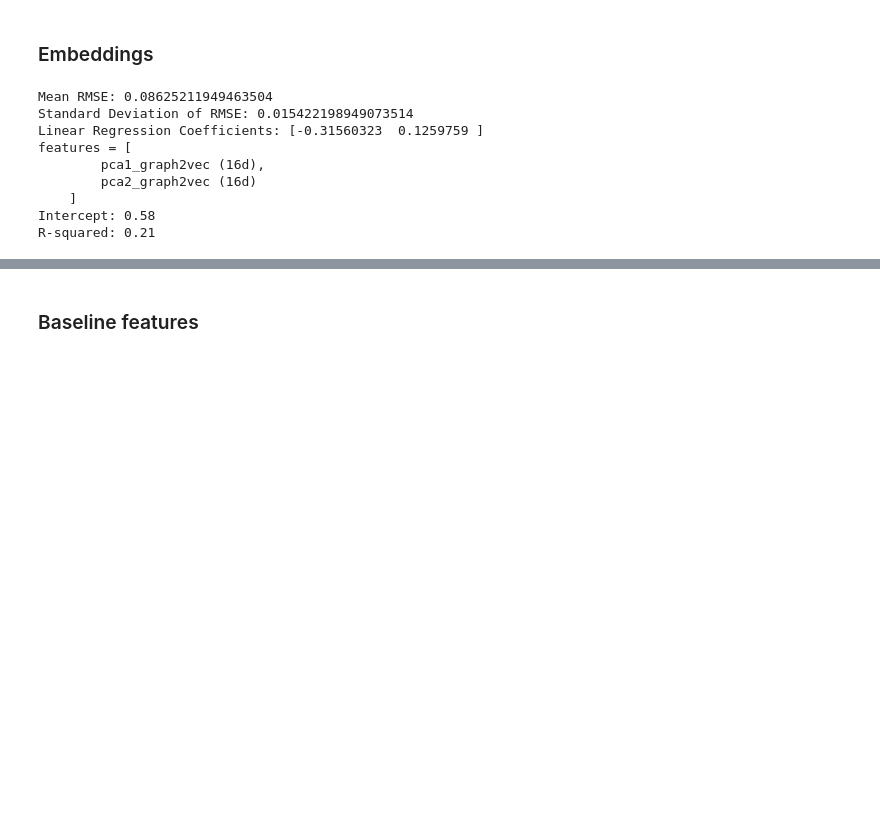
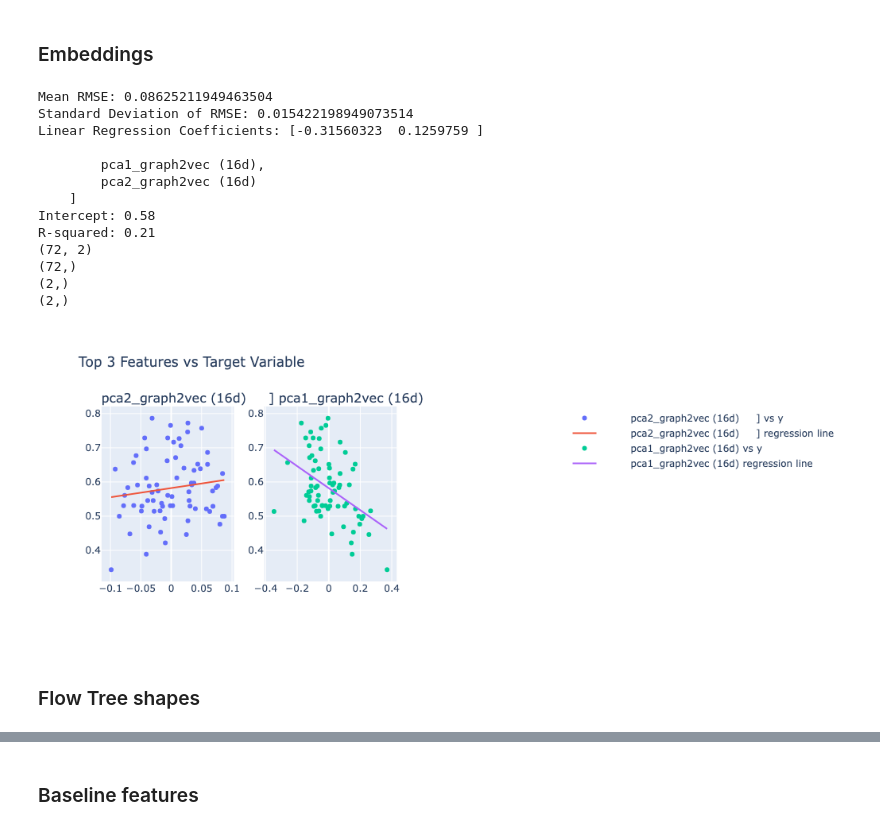
Before and after one commit to geometric-intelligence/mazedyn, a Jupyter notebook: mazedyn/test_clustering.ipynb, the cells around one changed output, grey strips where cells are left out. Cells and saved outputs as stored; diff of their text form; code cells hidden in the pictures; blank space fills up the shorter version.

```diff
--- a/mazedyn/test_clustering.ipynb
+++ b/mazedyn/test_clustering.ipynb
@@ -310,20 +350,27 @@ tree_features = [
 # %%
 pca = PCA(n_components=2)
 reduced_features = pca.fit_transform(embedding_features)
 
 X, y = reduced_features, np.array(accs)
-embedding_feature_str = """features = [
+embedding_feature_str = """
         pca1_graph2vec (16d),
         pca2_graph2vec (16d)
     ]"""
 run_evaluate_regression(X, y, feature_str=embedding_feature_str)
 # %% [output]
 Mean RMSE: 0.08625211949463504
 Standard Deviation of RMSE: 0.015422198949073514
 Linear Regression Coefficients: [-0.31560323  0.1259759 ]
-features = [
+
         pca1_graph2vec (16d),
         pca2_graph2vec (16d)
     ]
 Intercept: 0.58
 R-squared: 0.21
+(72, 2)
+(72,)
+(2,)
+(2,)
+[figure, added]
+# %% [markdown]
+### Flow Tree shapes
```
Also changed, not shown: parts of 16 cells of this notebook.
